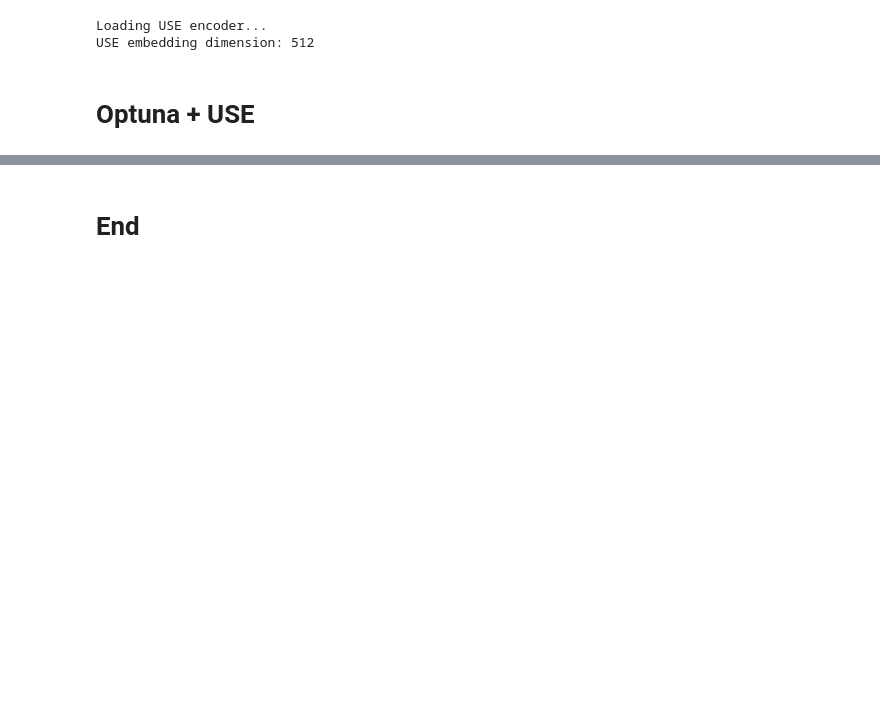
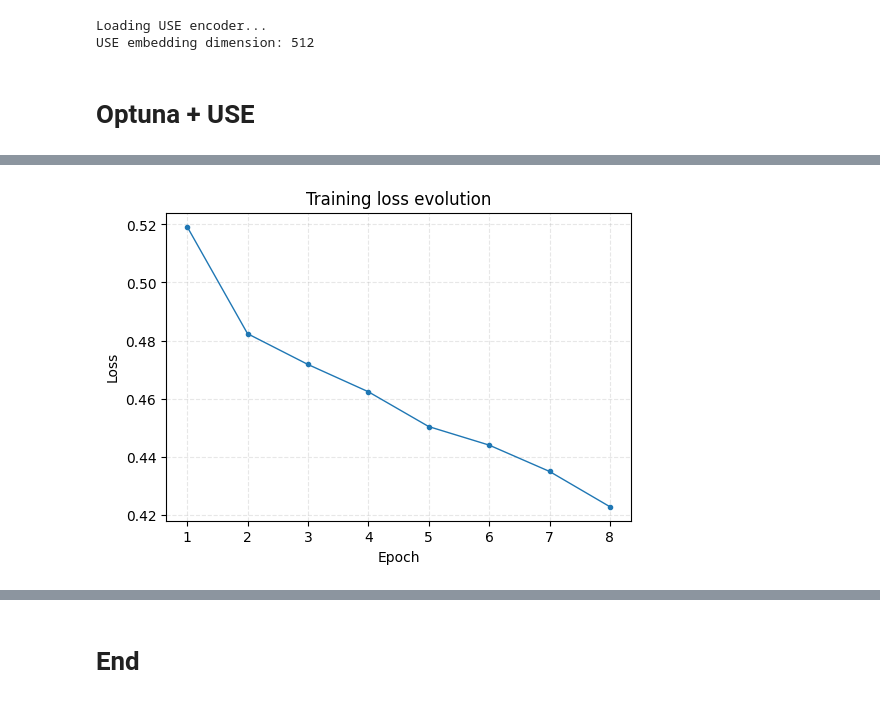
Before and after one commit to KamelBenstaali/OpenClassroomP7, a Jupyter notebook: Mes_notebooks/Model_3_USE/notebook_03.ipynb, the cells around one changed output, grey strips where cells are left out. Saved outputs shown, nothing was run; the diff lists cells and outputs as text; code cells hidden in the pictures; blank space fills up the shorter version.

Commit message:
stockage du model USE centralisé avec test sur tweets

```diff
--- a/Mes_notebooks/Model_3_USE/notebook_03.ipynb
+++ b/Mes_notebooks/Model_3_USE/notebook_03.ipynb
@@ -5,6 +5,11 @@
 
 import os
 import re
+import json
+import shutil
+import platform
+import tempfile
+from pathlib import Path
 from typing import List, Tuple, Optional
 
 import pandas as pd
@@ -19,6 +24,8 @@ import mlflow
 import mlflow.tensorflow
 import optuna
 
+import sklearn
+from IPython.display import display
 from sklearn.model_selection import train_test_split
 from sklearn.metrics import (
     accuracy_score,
@@ -28,6 +35,10 @@ from sklearn.metrics import (
     auc,
 )
 
+EVALUATION_ARTIFACT_SUBDIR = "evaluation"
+MODEL_ARTIFACT_DIRNAME = "use_model_package"
+LOCAL_ARTIFACTS_DIR = Path("artifacts")
+INFERENCE_EXAMPLE = {"text": ["I love how friendly this app is!"]}
 
 MLFLOW_EXPERIMENT_NAME = "Model_3_USE"
 mlflow.set_experiment(MLFLOW_EXPERIMENT_NAME)
@@ -303,7 +450,7 @@ def objective(trial):
         "dense_units": trial.suggest_int("dense_units", 64, 256, step=64),
         "dropout_rate": trial.suggest_float("dropout_rate", 0.1, 0.5),
         "learning_rate": trial.suggest_float("learning_rate", 1e-4, 5e-3, log=True),
-        "batch_size": trial.suggest_categorical("batch_size", [32, 64, 128]),
+        "batch_size": trial.suggest_categorical("batch_size", [16, 32]),
         "epochs": trial.suggest_int("epochs", 3, 8),
     }
 
@@ -389,12 +536,31 @@ with mlflow.start_run(run_name="optuna_use_parent"):
         .batch(best_params["batch_size"])
     )
 
-    model_best.fit(
+    history = model_best.fit(
         train_full_ds,
         epochs=best_params["epochs"],
         callbacks=[cb],
         verbose=0,
     )
+
+    loss_fig, loss_df = create_training_loss_figure(history.history.get("loss", []))
+    if loss_fig is not None:
+        log_and_display_figure(loss_fig, "training_loss.png")
+        if loss_df is not None and not loss_df.empty:
+            local_eval_dir = LOCAL_ARTIFACTS_DIR / EVALUATION_ARTIFACT_SUBDIR
+            local_eval_dir.mkdir(parents=True, exist_ok=True)
+            local_csv_path = local_eval_dir / "training_loss.csv"
+            loss_df.to_csv(local_csv_path, index=False)
+
+            tmp_dir = Path(tempfile.mkdtemp())
+            csv_path = tmp_dir / "training_loss.csv"
+            loss_df.to_csv(csv_path, index=False)
+            mlflow.log_artifact(str(csv_path), artifact_path=EVALUATION_ARTIFACT_SUBDIR)
+            shutil.rmtree(tmp_dir, ignore_errors=True)
+
+    if loss_df is not None:
+        for _, row in loss_df.iterrows():
+            mlflow.log_metric("training_loss_progress", row["loss"], step=int(row["epoch"]))
 
     # Final test evaluation
     y_test_pred_prob = model_best.predict(
@@ -421,50 +587,11 @@ with mlflow.start_run(run_name="optuna_use_parent"):
     mlflow.log_metric("test_recall", test_rec)
     mlflow.log_metric("test_f1", test_f1)
 
-    # Confusion matrix
-    cm = confusion_matrix(y_test, y_test_pred)
-    fig_cm, ax_cm = plt.subplots(figsize=(4, 4))
-    im = ax_cm.imshow(cm, interpolation="nearest", cmap="Blues")
-    ax_cm.figure.colorbar(im, ax=ax_cm)
-    ax_cm.set(
-        xticks=[0, 1],
-        yticks=[0, 1],
-        xticklabels=["Prédit négatif", "Prédit positif"],
-        yticklabels=["Réel négatif", "Réel positif"],
-        ylabel="Réel",
-        xlabel="Prédit",
-        title="Matrice de confusion - USE",
-    )
-    labels_cm = [["TN", "FP"], ["FN", "TP"]]
-    for i in range(2):
-        for j in range(2):
-            ax_cm.text(
-                j,
-                i,
-                f"{labels_cm[i][j]} = {cm[i, j]}",
-                ha="center",
-                va="center",
-                color="black",
-            )
-    fig_cm.tight_layout()
-    mlflow.log_figure(fig_cm, "confusion_matrix_use.png")
-    plt.close(fig_cm)
+    fig_cm = create_confusion_matrix_figure(y_test, y_test_pred)
+    log_and_display_figure(fig_cm, "confusion_matrix.png")
 
-    # ROC curve
-    fpr, tpr, _ = roc_curve(y_test, y_test_pred_prob)
-    auc_score = auc(fpr, tpr)
-
-    fig_auc, ax_auc = plt.subplots(figsize=(4, 4))
-    ax_auc.plot(fpr, tpr, label=f"AUC = {auc_score:.3f}")
-    ax_auc.plot([0, 1], [0, 1], "k--", label="Aléatoire")
-    ax_auc.set_xlabel("False Positive Rate")
-    ax_auc.set_ylabel("True Positive Rate")
-    ax_auc.set_title("Courbe ROC - USE")
-    ax_auc.legend(loc="lower right")
-    fig_auc.tight_layout()
-    mlflow.log_figure(fig_auc, "roc_curve_use.png")
-    plt.close(fig_auc)
-
+    fig_auc, auc_score = create_roc_curve_figure(y_test, y_test_pred_prob)
+    log_and_display_figure(fig_auc, "roc_curve.png")
     mlflow.log_metric("test_auc", auc_score)
 
     # Log model artifact
@@ -474,4 +601,8 @@ with mlflow.start_run(run_name="optuna_use_parent"):
         artifact_path="best_model_use",
         input_example=input_example,
     )
+
+    inference_texts = INFERENCE_EXAMPLE["text"]
+    inference_embeddings = encode_with_use([normalize_tweet(t) for t in inference_texts])
+    save_and_log_model_artifacts(model_best, inference_texts, inference_embeddings)
 # %% [output]
@@ -499,0 +619 @@ Best params: {'dense_units': 128, 'dropout_rate': 0.3182215029817129, 'learning_
+[figure, added]
```
Also changed, not shown: parts of 8 cells of this notebook, 1 other file.
